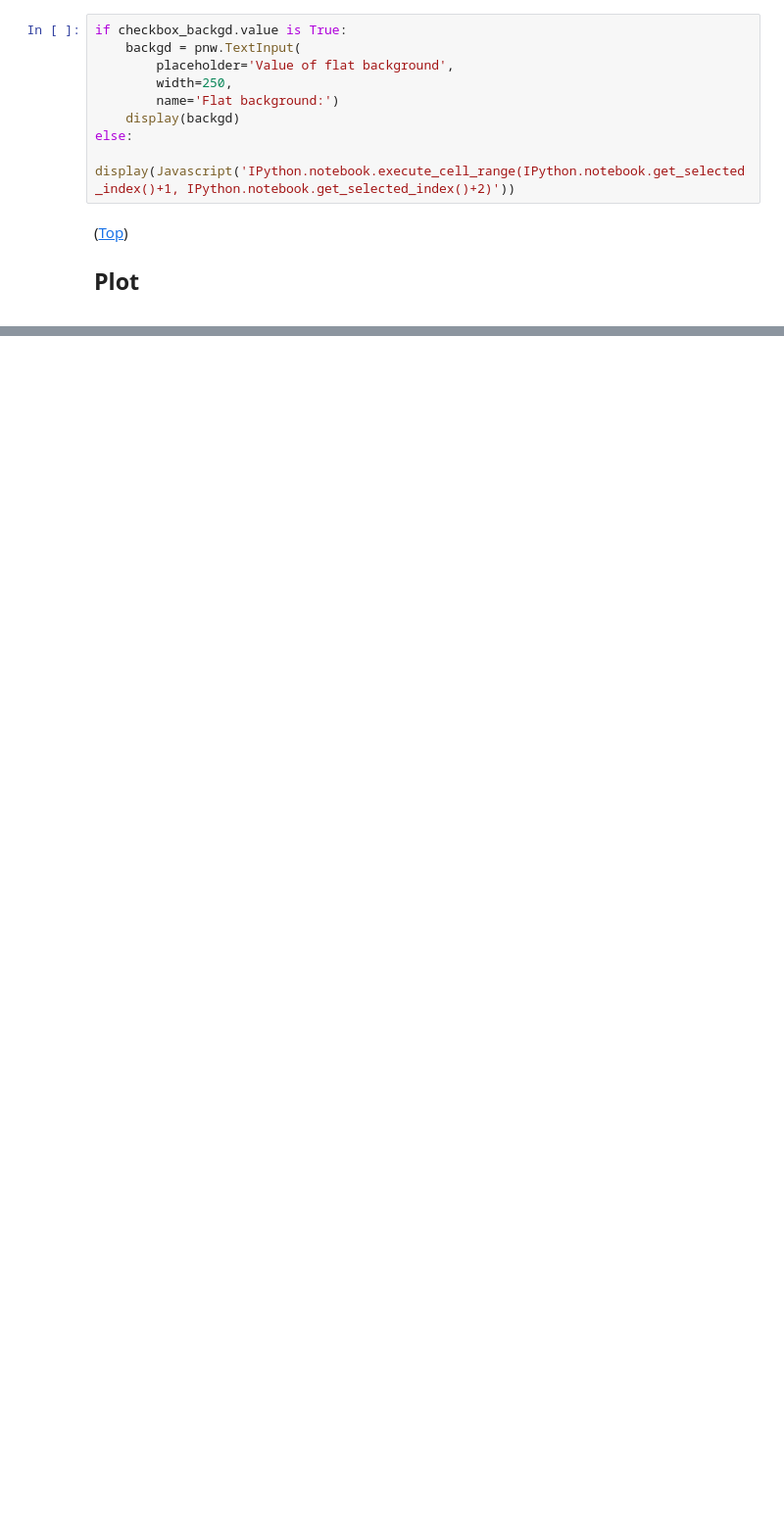
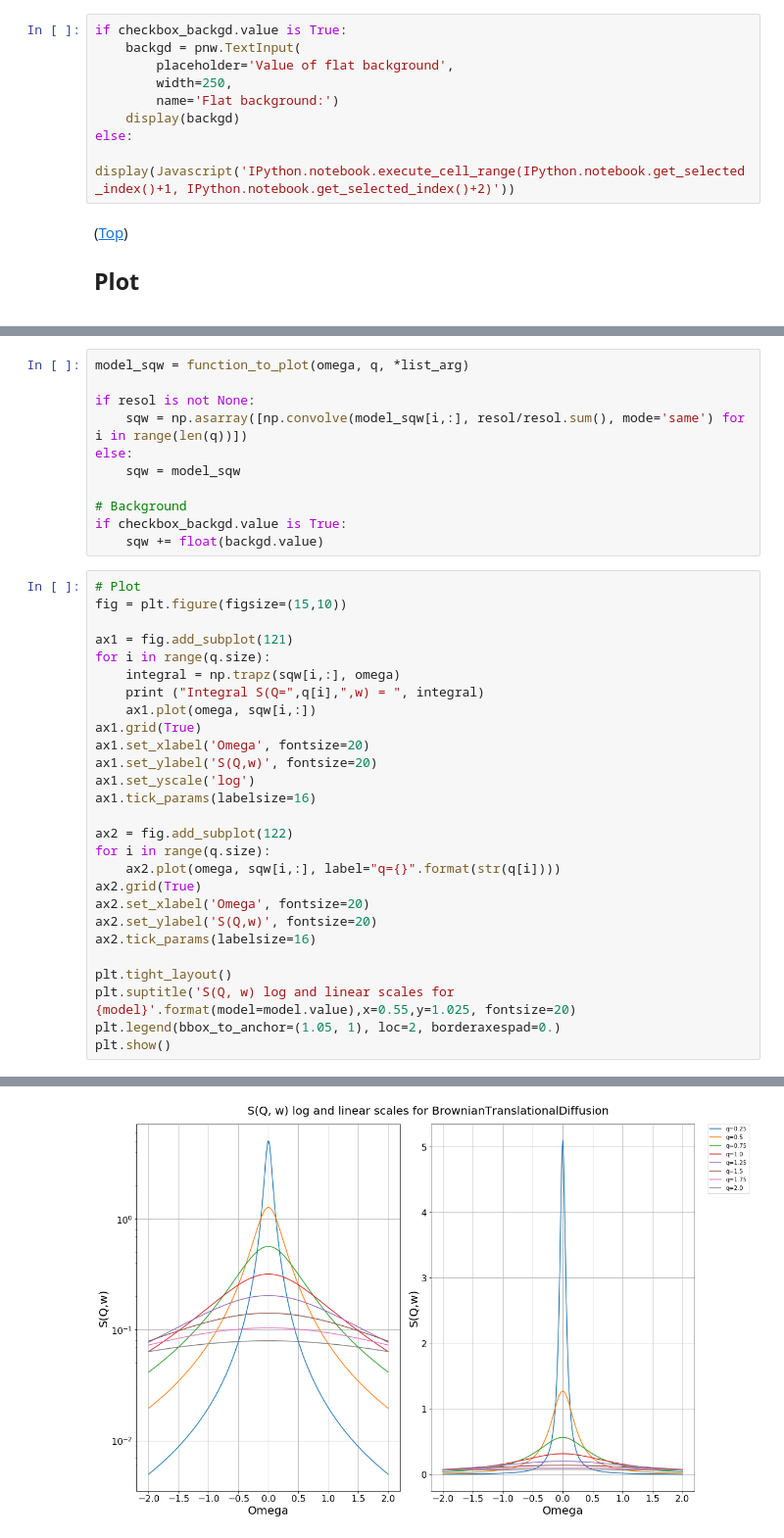
Before and after one commit to QENSlibrary/QENSmodels, a Jupyter notebook: tools/Test_models.ipynb, the cells around one changed output, grey strips where cells are left out. Shown at 98% size. Cells and saved outputs as stored; diff of their text form; blank space fills up the shorter version.

Commit message:
Added new models to Test_models notebook

```diff
--- a/tools/Test_models.ipynb
+++ b/tools/Test_models.ipynb
@@ -153,0 +160,39 @@ plt.show()
+# %%
+model_sqw = function_to_plot(omega, q, *list_arg)
+
+if resol is not None:
+    sqw = np.asarray([np.convolve(model_sqw[i,:], resol/resol.sum(), mode='same') for i in range(len(q))])
+else:
+    sqw = model_sqw
+
+# Background
+if checkbox_backgd.value is True:
+    sqw += float(backgd.value)
+# %%
+# Plot
+fig = plt.figure(figsize=(15,10))
+
+ax1 = fig.add_subplot(121)
+for i in range(q.size):
+    integral = np.trapz(sqw[i,:], omega)
+    print ("Integral S(Q=",q[i],",w) = ", integral)
+    ax1.plot(omega, sqw[i,:])
+ax1.grid(True)
+ax1.set_xlabel('Omega', fontsize=20)
+ax1.set_ylabel('S(Q,w)', fontsize=20)
+ax1.set_yscale('log')
+ax1.tick_params(labelsize=16)
+
+ax2 = fig.add_subplot(122)
+for i in range(q.size):
+    ax2.plot(omega, sqw[i,:], label="q={}".format(str(q[i])))
+ax2.grid(True)
+ax2.set_xlabel('Omega', fontsize=20)
+ax2.set_ylabel('S(Q,w)', fontsize=20)
+ax2.tick_params(labelsize=16)
+
+plt.tight_layout()
+plt.suptitle('S(Q, w) log and linear scales for {model}'.format(model=model.value),x=0.55,y=1.025, fontsize=20)
+plt.legend(bbox_to_anchor=(1.05, 1), loc=2, borderaxespad=0.)
+plt.show()
+# %% [output]
@@ -153,0 +207 @@ plt.show()
+[figure, added]
```
Also changed, not shown: parts of 5 cells of this notebook, 1 other file.
